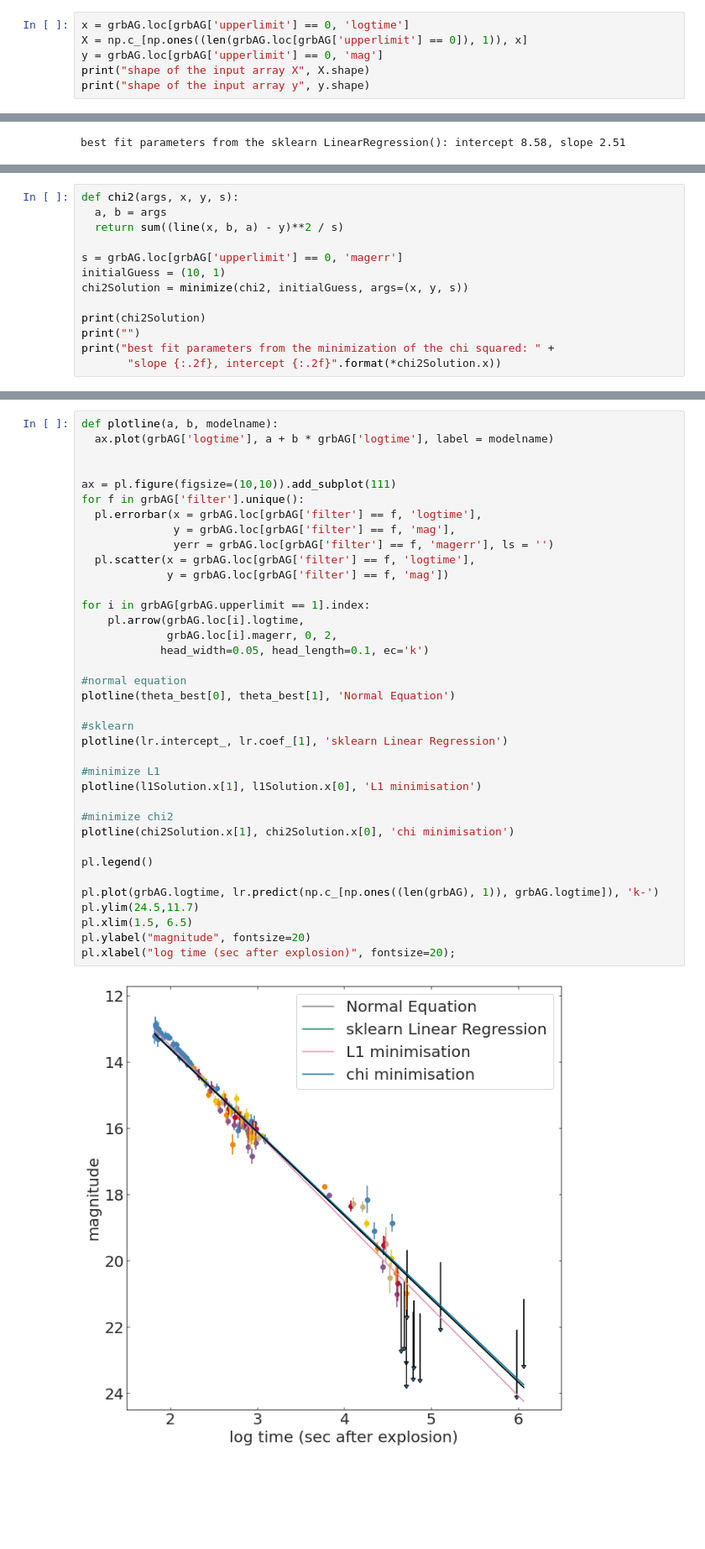
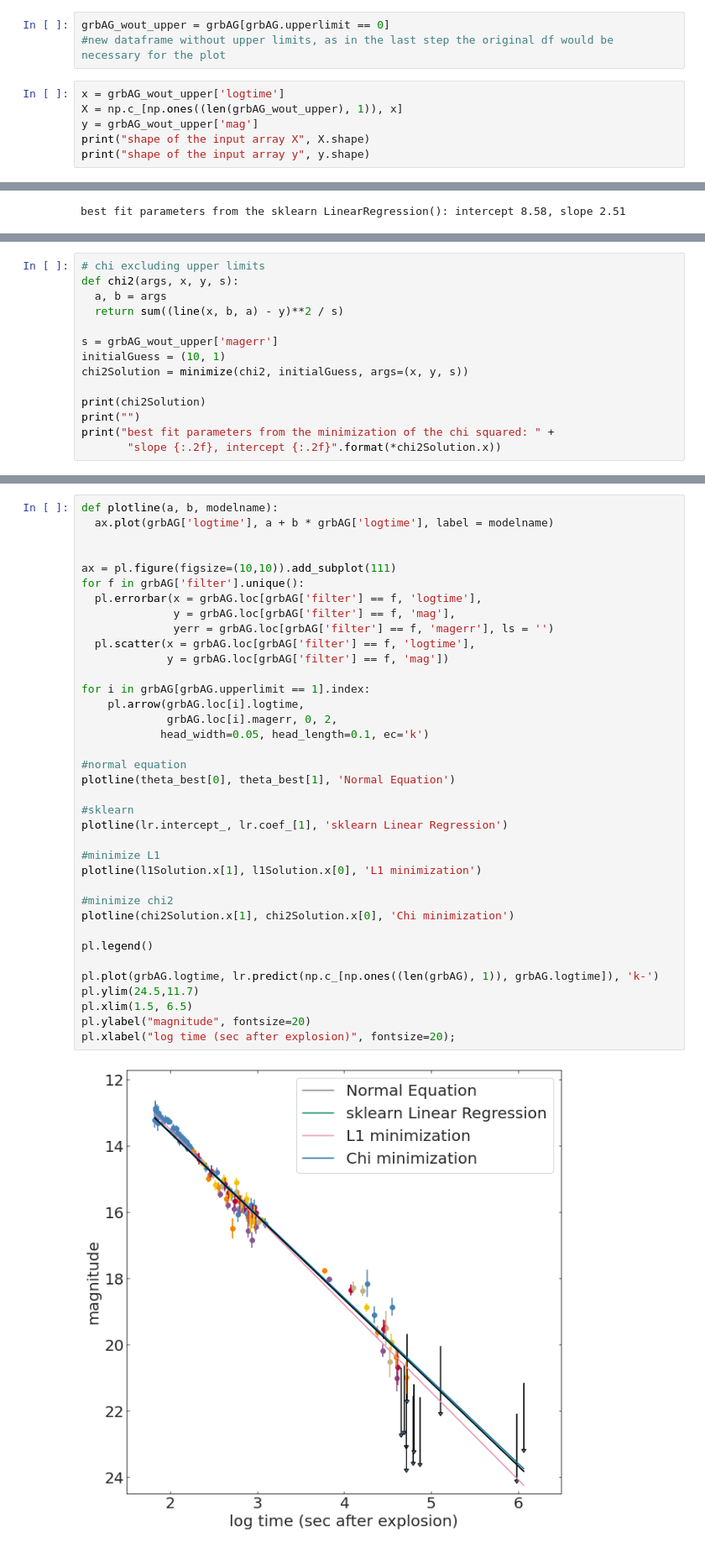
Before and after one commit to cristinarainich/MLTSA22_KRainich, a Jupyter notebook: HW1.ipynb, the cells around one changed output, grey strips where cells are left out. Shown at 84% size. Drawn from its saved outputs; the diff is of its cells as text; blank space fills up the shorter version.

```diff
--- a/HW1.ipynb
+++ b/HW1.ipynb
@@ -76,7 +80,10 @@ Text(0.5, 0, 'log time (sec after explosion)')
+# %%
+grbAG_wout_upper = grbAG[grbAG.upperlimit == 0]
+#new dataframe without upper limits, as in the last step the original df would be necessary for the plot
 # %%
-x = grbAG.loc[grbAG['upperlimit'] == 0, 'logtime']
-X = np.c_[np.ones((len(grbAG.loc[grbAG['upperlimit'] == 0]), 1)), x]
-y = grbAG.loc[grbAG['upperlimit'] == 0, 'mag']
+x = grbAG_wout_upper['logtime']
+X = np.c_[np.ones((len(grbAG_wout_upper), 1)), x]
+y = grbAG_wout_upper['mag']
 print("shape of the input array X", X.shape)
 print("shape of the input array y", y.shape)
 # %% [output]
@@ -125,11 +132,12 @@ print("best fit parameters from the minimization of L1: " +
 
 best fit parameters from the minimization of L1: slope 2.64, intercept 8.23
 # %%
+# chi excluding upper limits
 def chi2(args, x, y, s):
   a, b = args
   return sum((line(x, b, a) - y)**2 / s)
 
-s = grbAG.loc[grbAG['upperlimit'] == 0, 'magerr']
+s = grbAG_wout_upper['magerr']
 initialGuess = (10, 1)
 chi2Solution = minimize(chi2, initialGuess, args=(x, y, s))
 
@@ -160,33 +168,33 @@ ax = pl.figure(figsize=(10,10)).add_subplot(111)
 for f in grbAG['filter'].unique():
   pl.errorbar(x = grbAG.loc[grbAG['filter'] == f, 'logtime'],
               y = grbAG.loc[grbAG['filter'] == f, 'mag'],
               yerr = grbAG.loc[grbAG['filter'] == f, 'magerr'], ls = '')
   pl.scatter(x = grbAG.loc[grbAG['filter'] == f, 'logtime'],
              y = grbAG.loc[grbAG['filter'] == f, 'mag'])
 
 for i in grbAG[grbAG.upperlimit == 1].index:
     pl.arrow(grbAG.loc[i].logtime,
              grbAG.loc[i].magerr, 0, 2,
             head_width=0.05, head_length=0.1, ec='k')
 
 #normal equation
 plotline(theta_best[0], theta_best[1], 'Normal Equation')
 
 #sklearn
 plotline(lr.intercept_, lr.coef_[1], 'sklearn Linear Regression')
 
 #minimize L1
-plotline(l1Solution.x[1], l1Solution.x[0], 'L1 minimisation')
+plotline(l1Solution.x[1], l1Solution.x[0], 'L1 minimization')
 
 #minimize chi2
-plotline(chi2Solution.x[1], chi2Solution.x[0], 'chi minimisation')
+plotline(chi2Solution.x[1], chi2Solution.x[0], 'Chi minimization')
 
 pl.legend()
 
 pl.plot(grbAG.logtime, lr.predict(np.c_[np.ones((len(grbAG), 1)), grbAG.logtime]), 'k-')
 pl.ylim(24.5,11.7)
 pl.xlim(1.5, 6.5)
 pl.ylabel("magnitude", fontsize=20)
 pl.xlabel("log time (sec after explosion)", fontsize=20);
 # %% [output]
-[figure, old version]
+[figure, new version]
```
Also changed, not shown: parts of 3 cells of this notebook.
